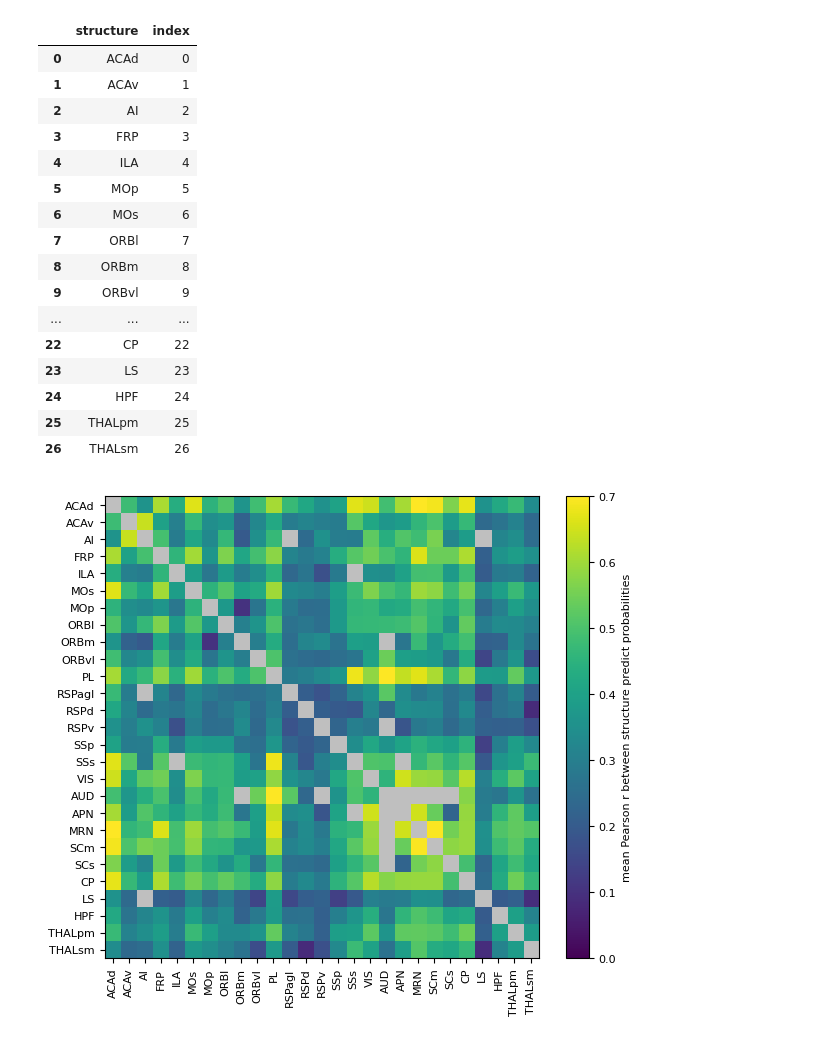
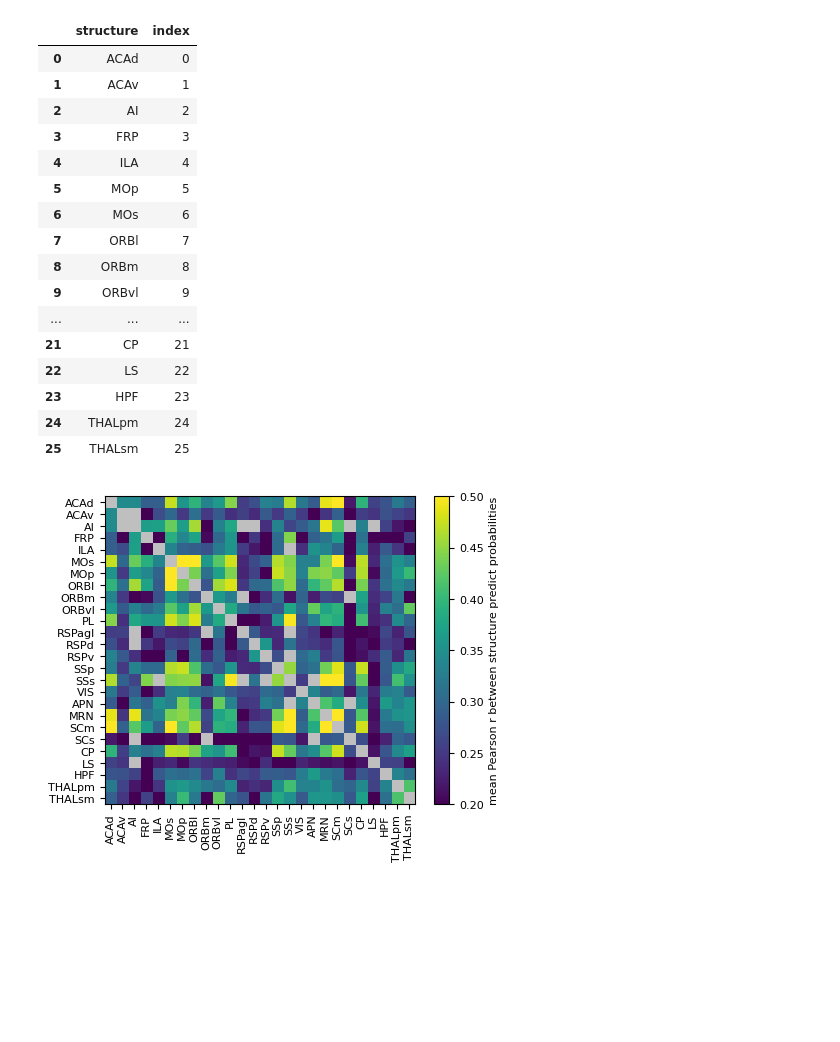
Before and after one commit to AllenInstitute/dynamic_routing_analysis, a Jupyter notebook: notebooks/correlate_predict_proba_across_structures.ipynb, the cells around one changed output. Cells and saved outputs as stored; diff of their text form; code cells hidden in the pictures; blank space fills up the shorter version.

```diff
--- a/notebooks/correlate_predict_proba_across_structures.ipynb
+++ b/notebooks/correlate_predict_proba_across_structures.ipynb
@@ -266,10 +268,10 @@ sel_structure_1="SCm"
 # sel_session="670180_2023-07-27"
 # sel_structure_0="PL"
 # sel_structure_1="ACAd"
-sel_time_bin=0.105 #-0.25 #0.105
+sel_time_bin=-0.25 #-0.25 #0.105
 correction='flip_aud' #'subtract_mean' or 'flip_aud'
 excl_instruction_trials=True
-sel_unit_subsample_size='all'
+sel_unit_subsample_size=20
 sel_time_aligned_to='stim_start_time'
 
 structure_results_0=get_session_structure_results(predict_proba_pd, sel_session, sel_structure_0, sel_unit_subsample_size, sel_time_aligned_to)
@@ -375,7 +377,7 @@ corrected_predict_proba_1 = np.concatenate(corrected_predict_proba_1)
 
 r,p=stats.pearsonr(corrected_predict_proba_0[~np.isnan(corrected_predict_proba_0)], corrected_predict_proba_1[~np.isnan(corrected_predict_proba_1)])
 
-fig,ax=plt.subplots(1,1,figsize=(12,4))
+fig,ax=plt.subplots(1,1,figsize=(7,3))
 for bb in block_switches:
     ax.axvline(x=bb, color='black', linestyle='--', linewidth=0.5)
 if correction=='flip_aud':
@@ -383,6 +385,11 @@ if correction=='flip_aud':
 elif correction=='subtract_mean':
     ax.axhline(y=0, color='grey', linestyle='--', linewidth=0.5)
 ax.axvline(x=0, color='grey', linestyle='--', linewidth=0.5)
-ax.plot(trial_indices_0, corrected_predict_proba_0, label=sel_structure_0, color='tab:blue', alpha=0.5)
-ax.plot(trial_indices_1, corrected_predict_proba_1, label=sel_structure_1, color='tab:orange', alpha=0.5)
+ax.plot(trial_indices_1, corrected_predict_proba_1, label=sel_structure_1, color='tab:orange', alpha=1, linewidth=0.75,)
+ax.plot(trial_indices_0, corrected_predict_proba_0, label=sel_structure_0, color='tab:blue', alpha=1, linewidth=0.75,)
+
 ax.set_title(f"{sel_session} correlation between {sel_structure_0} and {sel_structure_1} at {sel_time_bin}s: r={r:.3f}, p={p:.3e}")
+
+#remove top and right splines
+ax.spines['top'].set_visible(False)
+ax.spines['right'].set_visible(False)
@@ -411,7 +422,7 @@ simplfied_structure_grouping = {
                'MH','LH' #
                ],
     'AMY': ['BLAp','CEAm'],
-    'GP': ['GP','GPe','GPi'],
+    'BG': ['GP','GPe','GPi','SNr','SNc','VTA'],
     'LS': ['LSc','LSr','LSv'],
 }
 # %%
@@ -517,10 +522,10 @@ array([-0.988, -0.962, -0.938, -0.912, -0.888, -0.862, -0.837, -0.812,
 # %%
 # get predict proba from each structure in this session (at selected time bin), correct it, append to the trials table, correlate across structures
 
-sel_time_bin=0.155
-correction='none' #'subtract_mean' or 'flip_aud' or 'none'
+sel_time_bin=-0.25
+correction='flip_aud' #'subtract_mean' or 'flip_aud' or 'none'
 excl_instruction_trials=True
-sel_unit_subsample_size="all"
+sel_unit_subsample_size=20
 sel_time_aligned_to='stim_start_time'
 # sel_time_aligned_to='response_or_reward_time'
 
@@ -778,9 +783,18 @@ custom_incl_structures=True
 #     'ORBm', 'ORBvl', 'PL', 'RSPd', 'RSPv',
 #     'SCm', 'SCs', 'SSp', 'SUB', 'VISp',
 #     ]
+# custom_incl_structures_list=[
+#     'ACAd', 'ACAv', 'AI', 'FRP', 'ILA', 'MOs', 'MOp', 'ORBl', 'ORBm', 'ORBvl', 'PL',
+#     'RSPagl', 'RSPd', 'RSPv', 'SSp', 'SSs', 'VIS', 'AUD',
+#     'APN', 'MRN', 'SCm', 'SCs',
+#     'CP', 'BG', 'LS',
+#     'HPF',
+#     'THALpm', 'THALsm',
+# ]
+
 custom_incl_structures_list=[
     'ACAd', 'ACAv', 'AI', 'FRP', 'ILA', 'MOs', 'MOp', 'ORBl', 'ORBm', 'ORBvl', 'PL',
-    'RSPagl', 'RSPd', 'RSPv', 'SSp', 'SSs', 'VIS', 'AUD',
+    'RSPagl', 'RSPd', 'RSPv', 'SSp', 'SSs', 'VIS',
     'APN', 'MRN', 'SCm', 'SCs',
     'CP', 'LS',
     'HPF',
@@ -803,7 +817,7 @@ if custom_incl_structures:
 else:
     incl_structures=[]
     for st in unique_structures:
-        if (predict_proba_corr_df[['structure_0','structure_1']].value_counts()[st]>=3).sum()>=25:
+        if (predict_proba_corr_df[['structure_0','structure_1']].value_counts()[st]>=4).sum()>=20:
             incl_structures.append(st)
 
     incl_structures=np.sort(incl_structures)
@@ -826,9 +840,18 @@ for rr, sel_structure_0 in enumerate(incl_structures):
 # %%
 incl_structures
 # %%
+# custom_order=[
+#     'ACAd', 'ACAv', 'AI', 'FRP', 'ILA', 'MOp', 'MOs', 'ORBl', 'ORBm', 'ORBvl', 'PL',
+#     'RSPagl', 'RSPd', 'RSPv', 'SSp', 'SSs', 'VIS', 'AUD',
+#     'APN', 'MRN', 'SCm', 'SCs',
+#     'CP', 'BG', 'LS',
+#     'HPF',
+#     'THALpm', 'THALsm',
+# ]
+
 custom_order=[
     'ACAd', 'ACAv', 'AI', 'FRP', 'ILA', 'MOp', 'MOs', 'ORBl', 'ORBm', 'ORBvl', 'PL',
-    'RSPagl', 'RSPd', 'RSPv', 'SSp', 'SSs', 'VIS', 'AUD',
+    'RSPagl', 'RSPd', 'RSPv', 'SSp', 'SSs', 'VIS',
     'APN', 'MRN', 'SCm', 'SCs',
     'CP', 'LS',
     'HPF',
@@ -856,26 +879,26 @@ custom_order_pd
 | 8 | ORBm | 8 |
 | 9 | ORBvl | 9 |
 | ... | ... | ... |
-| 22 | CP | 22 |
-| 23 | LS | 23 |
-| 24 | HPF | 24 |
-| 25 | THALpm | 25 |
-| 26 | THALsm | 26 |
+| 21 | CP | 21 |
+| 22 | LS | 22 |
+| 23 | HPF | 23 |
+| 24 | THALpm | 24 |
+| 25 | THALsm | 25 |
 # %%
-fig,ax=plt.subplots(1,1,figsize=(7,6))
+fig,ax=plt.subplots(1,1,figsize=(5,4))
 
 masked_array = np.ma.array(corr_matrix, mask=np.isnan(corr_matrix))
 cmap = matplotlib.cm.viridis
 cmap.set_bad('grey',0.5)
 
-im=ax.imshow(np.abs(masked_array), aspect='auto', cmap=cmap, vmin=0.0, vmax=0.7, extent=[-0.5,len(incl_structures)-0.5,len(incl_structures)-0.5,-0.5])
+im=ax.imshow(np.abs(masked_array), aspect='auto', cmap=cmap, vmin=0.2, vmax=0.5, extent=[-0.5,len(incl_structures)-0.5,len(incl_structures)-0.5,-0.5])
 ax.set_xticks(np.arange(len(incl_structures)), incl_structures, rotation=90)
 ax.set_yticks(np.arange(len(incl_structures)), incl_structures)
 
 #colorbar
 cbar = plt.colorbar(im, ax=ax)
 cbar.set_label('mean Pearson r between structure predict probabilities')
 # %% [output]
-[figure, old version]
+[figure, new version]
 # %%
 #save as editable pdf
```
Also changed, not shown: parts of 15 cells of this notebook, 6 other files.
